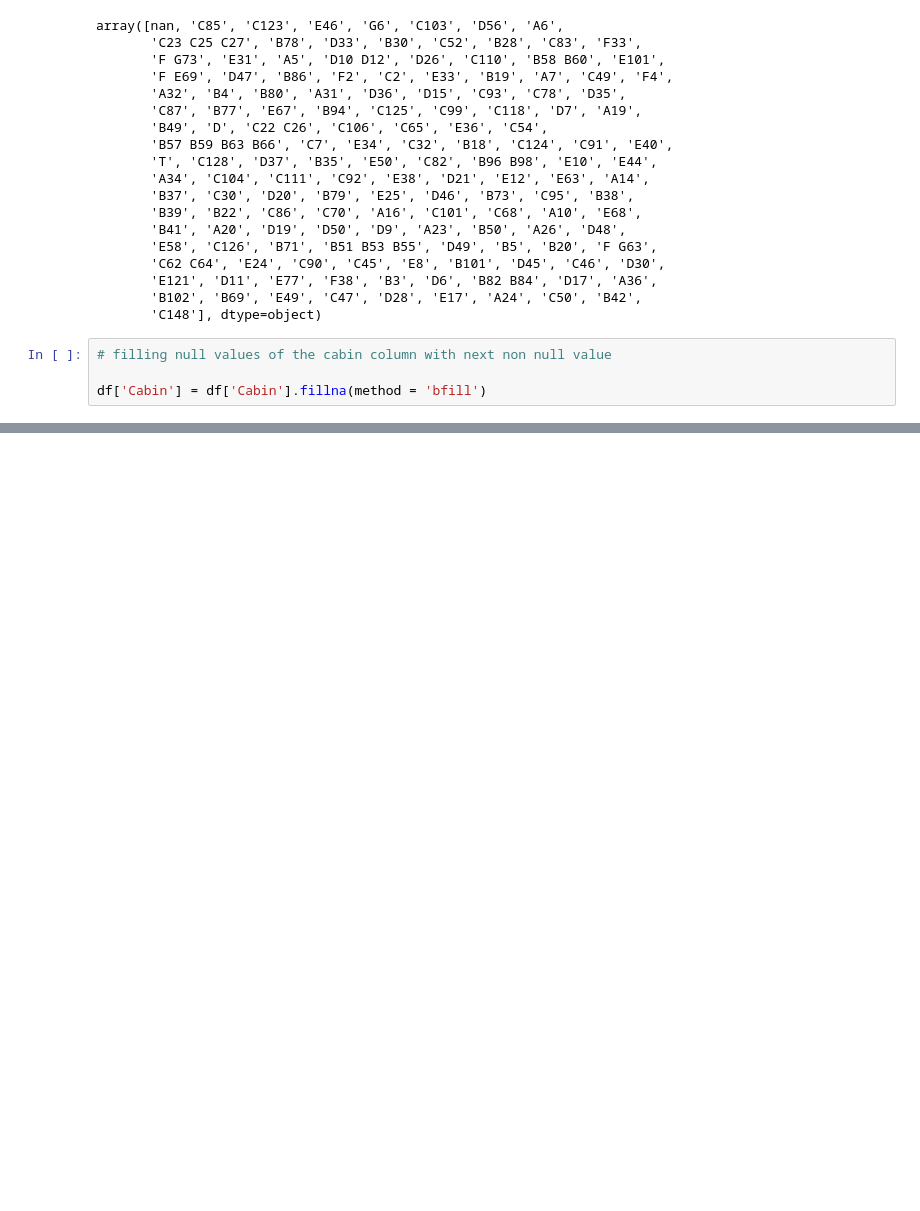
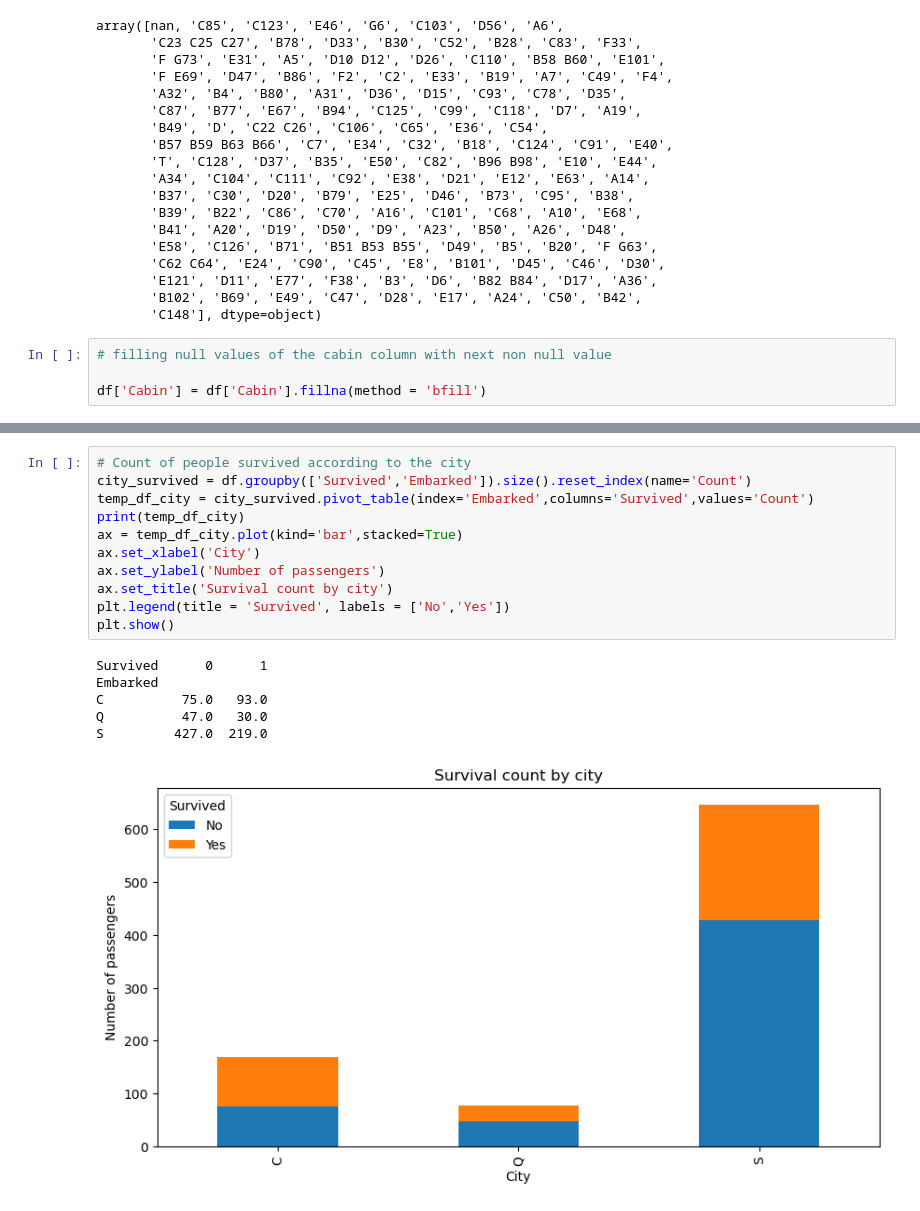
Before and after one commit to 1akashraj1/Titanic_ML, a Jupyter notebook: analytics/data_wrangling.ipynb, the cells around one changed output, grey strips where cells are left out. Saved outputs shown, nothing was run; the diff lists cells and outputs as text; blank space fills up the shorter version.

```diff
--- a/analytics/data_wrangling.ipynb
+++ b/analytics/data_wrangling.ipynb
@@ -111,0 +158,18 @@ df['Embarked'].fillna(df['Embarked'].mode()[0],inplace=True)
+# %%
+# Count of people survived according to the city
+city_survived = df.groupby(['Survived','Embarked']).size().reset_index(name='Count')
+temp_df_city = city_survived.pivot_table(index='Embarked',columns='Survived',values='Count')
+print(temp_df_city)
+ax = temp_df_city.plot(kind='bar',stacked=True)
+ax.set_xlabel('City')
+ax.set_ylabel('Number of passengers')
+ax.set_title('Survival count by city')
+plt.legend(title = 'Survived', labels = ['No','Yes'])
+plt.show()
+# %% [output]
+Survived      0      1
+Embarked
+C          75.0   93.0
+Q          47.0   30.0
+S         427.0  219.0
+[figure, added]
```
Also changed, not shown: parts of 7 cells of this notebook, 4 other files.
